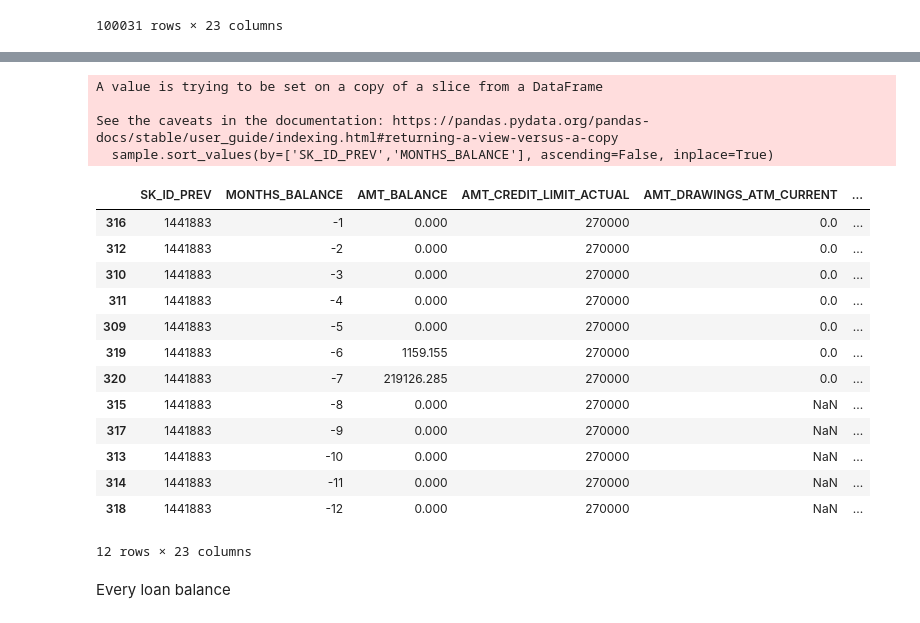
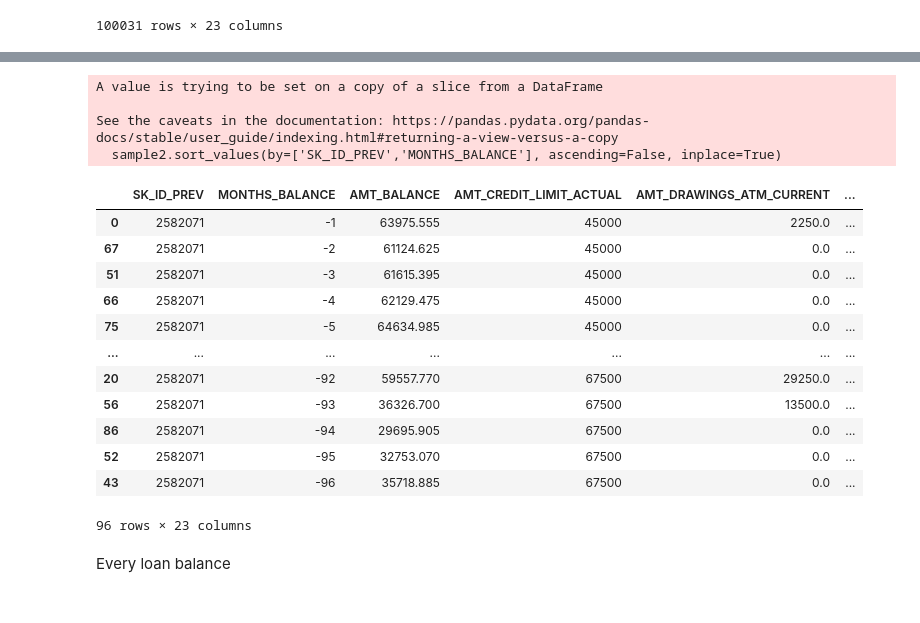
Before and after one commit to hung20gg/datavis_final, a Jupyter notebook: eda/balance.ipynb, the cells around one changed output, grey strips where cells are left out. Drawn from its saved outputs; the diff is of its cells as text; code cells hidden in the pictures.

```diff
--- a/eda/balance.ipynb
+++ b/eda/balance.ipynb
@@ -117,27 +133,26 @@ Index(['SK_ID_PREV', 'SK_ID_CURR', 'MONTHS_BALANCE', 'AMT_BALANCE',
       dtype='object')
 # %%
-sample =  balance[balance['SK_ID_CURR'] == 85482]
-sample.sort_values(by=['SK_ID_PREV','MONTHS_BALANCE'], ascending=False, inplace=True)
-sample
+sample2 =  balance[balance['SK_ID_CURR'] == 87788]
+sample2.sort_values(by=['SK_ID_PREV','MONTHS_BALANCE'], ascending=False, inplace=True)
+sample2
 # %% [output]
 A value is trying to be set on a copy of a slice from a DataFrame
 
 See the caveats in the documentation: https://pandas.pydata.org/pandas-docs/stable/user_guide/indexing.html#returning-a-view-versus-a-copy
-  sample.sort_values(by=['SK_ID_PREV','MONTHS_BALANCE'], ascending=False, inplace=True)
+  sample2.sort_values(by=['SK_ID_PREV','MONTHS_BALANCE'], ascending=False, inplace=True)
 |  | SK_ID_PREV | MONTHS_BALANCE | AMT_BALANCE | AMT_CREDIT_LIMIT_ACTUAL | AMT_DRAWINGS_ATM_CURRENT | ... |
-| 316 | 1441883 | -1 | 0.000 | 270000 | 0.0 | ... |
-| 312 | 1441883 | -2 | 0.000 | 270000 | 0.0 | ... |
-| 310 | 1441883 | -3 | 0.000 | 270000 | 0.0 | ... |
-| 311 | 1441883 | -4 | 0.000 | 270000 | 0.0 | ... |
-| 309 | 1441883 | -5 | 0.000 | 270000 | 0.0 | ... |
-| 319 | 1441883 | -6 | 1159.155 | 270000 | 0.0 | ... |
-| 320 | 1441883 | -7 | 219126.285 | 270000 | 0.0 | ... |
-| 315 | 1441883 | -8 | 0.000 | 270000 | NaN | ... |
-| 317 | 1441883 | -9 | 0.000 | 270000 | NaN | ... |
-| 313 | 1441883 | -10 | 0.000 | 270000 | NaN | ... |
-| 314 | 1441883 | -11 | 0.000 | 270000 | NaN | ... |
-| 318 | 1441883 | -12 | 0.000 | 270000 | NaN | ... |
+| 0 | 2582071 | -1 | 63975.555 | 45000 | 2250.0 | ... |
+| 67 | 2582071 | -2 | 61124.625 | 45000 | 0.0 | ... |
+| 51 | 2582071 | -3 | 61615.395 | 45000 | 0.0 | ... |
+| 66 | 2582071 | -4 | 62129.475 | 45000 | 0.0 | ... |
+| 75 | 2582071 | -5 | 64634.985 | 45000 | 0.0 | ... |
+| ... | ... | ... | ... | ... | ... | ... |
+| 20 | 2582071 | -92 | 59557.770 | 67500 | 29250.0 | ... |
+| 56 | 2582071 | -93 | 36326.700 | 67500 | 13500.0 | ... |
+| 86 | 2582071 | -94 | 29695.905 | 67500 | 0.0 | ... |
+| 52 | 2582071 | -95 | 32753.070 | 67500 | 0.0 | ... |
+| 43 | 2582071 | -96 | 35718.885 | 67500 | 0.0 | ... |
-12 rows × 23 columns
+96 rows × 23 columns
 # %% [markdown]
 Every loan balance
 # %%
```
Also changed, not shown: parts of 23 cells of this notebook, 5 other files.
